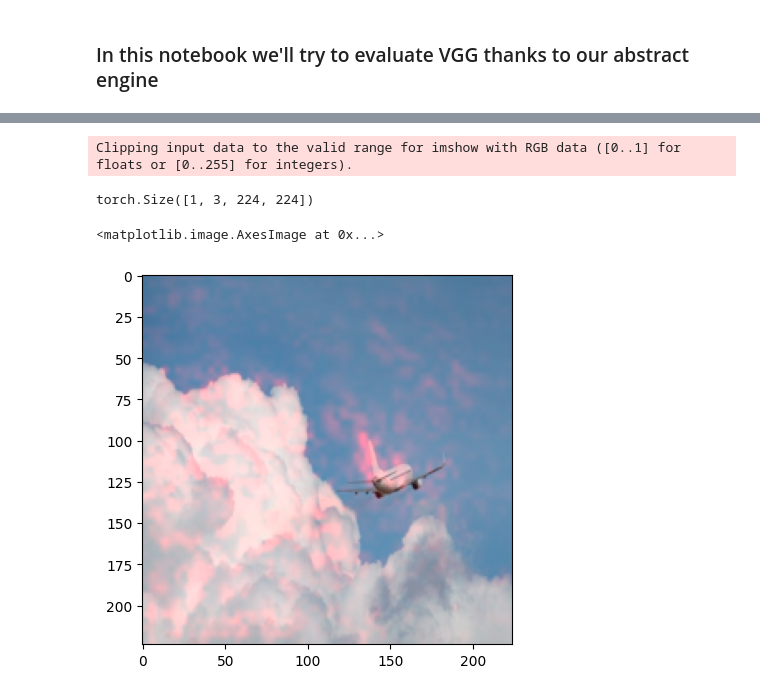
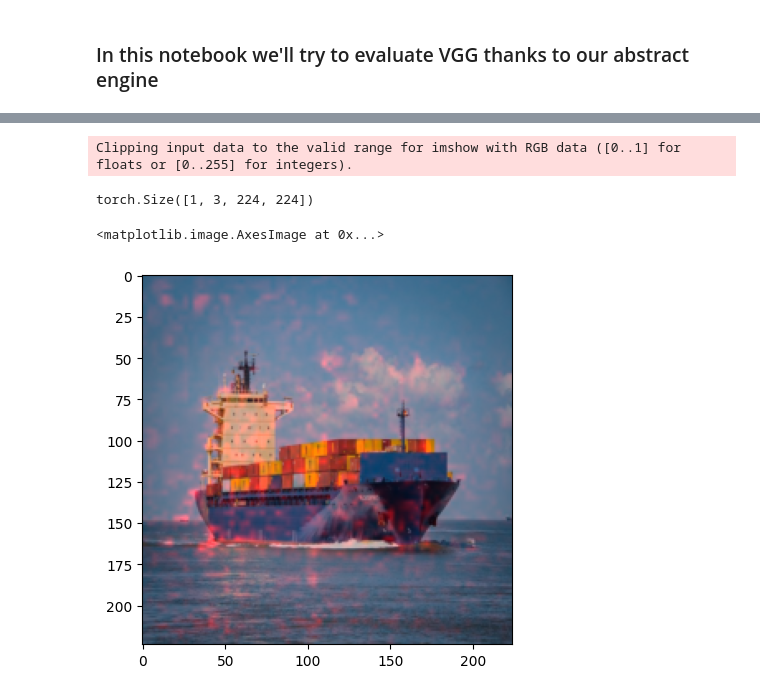
Before and after one commit to guillaume117/AbstractTorch, a Jupyter notebook: notebook/evaluateVGG.ipynb, the cells around one changed output, grey strips where cells are left out. Cells and saved outputs as stored; diff of their text form; code cells hidden in the pictures.

```diff
--- a/notebook/evaluateVGG.ipynb
+++ b/notebook/evaluateVGG.ipynb
@@ -355,11 +355,13 @@ from PIL import Image
 import torch
 import torchvision.transforms as transforms
 
-image = Image.open("../images/avion_2.jpg")
+image = Image.open("../images/bateau.jpg")
 
 transform = transforms.Compose([
-    transforms.Resize((56, 56)),
+    transforms.Resize((72, 72)),
     transforms.ToTensor(),
+
+
 ])
 image_tensor = transform(image)
 
@@ -374,8 +376,8 @@ torch.Size([1, 3, 56, 56])
 # %%
 import gc
 # %%
-dim_abstract=3136
-alpha_value = 0.00001
+dim_abstract=5184
+alpha_value = 0.0001
 span =torch.max(image_tensor)-torch.min(image_tensor)
 print(f"span={span}")
 from abstract import abstractTensor as AT
@@ -529,10 +531,10 @@ Les 8 classes les plus probables sont :
 # %%
 value=torch.argmax(result[0])
 print(value)
-concat= torch.abs(result[1:3137,value])
+concat= torch.abs(result[1:5185,value])
 print(concat.size())
-
-concat = concat.reshape(56,56)
+concat = concat/ (torch.max(concat)-torch.min(concat))
+concat = concat.reshape(72,72)
 plt.imshow(torch.abs(concat.cpu()).numpy(), cmap='Reds')
 plt.colorbar()
 plt.show()
@@ -550,23 +552,23 @@ torch.Size([3136])
 # %%
 from PIL import Image
 import torch
 import torchvision.transforms as transforms
 
-image = Image.open("../images/avion_2.jpg")
+image = Image.open("../images/bateau.jpg")
 
 transform = transforms.Compose([
     transforms.Resize((224, 224)),
     transforms.ToTensor(),
 ])
 image_tensor = transform(image)
 
 image_tensor = image_tensor.unsqueeze(0)
-image_heatmaped = 1*image_tensor + 50000*heatmap
+image_heatmaped = 0.8*image_tensor + 1.5*heatmap
 print(image_heatmaped.size())
 import matplotlib.pyplot as plt
 plt.imshow(image_heatmaped[0].permute(1, 2, 0))
 # %% [output]
 Clipping input data to the valid range for imshow with RGB data ([0..1] for floats or [0..255] for integers).
 torch.Size([1, 3, 224, 224])
 <matplotlib.image.AxesImage at 0x...>
-[figure, old version]
+[figure, new version]
```
Also changed, not shown: parts of 9 cells of this notebook, 4 other files.
